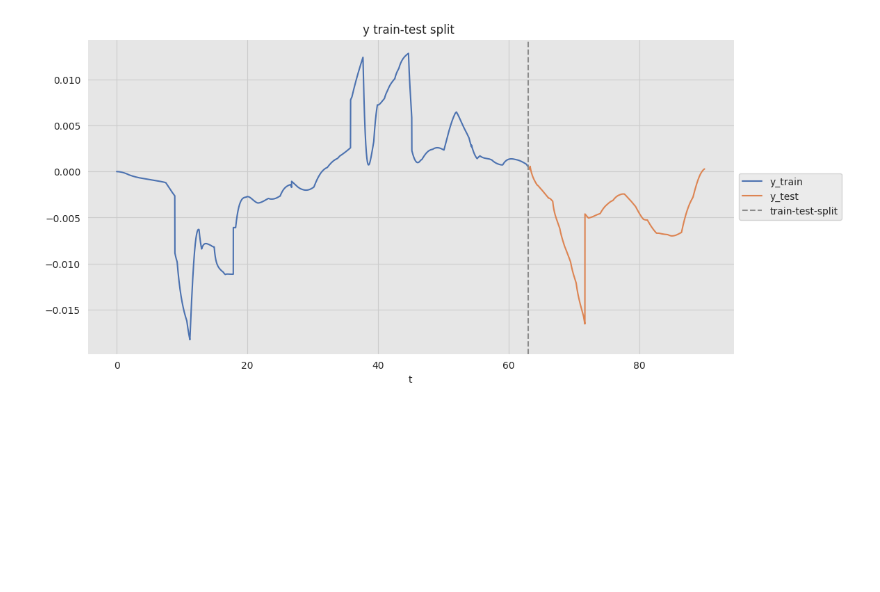
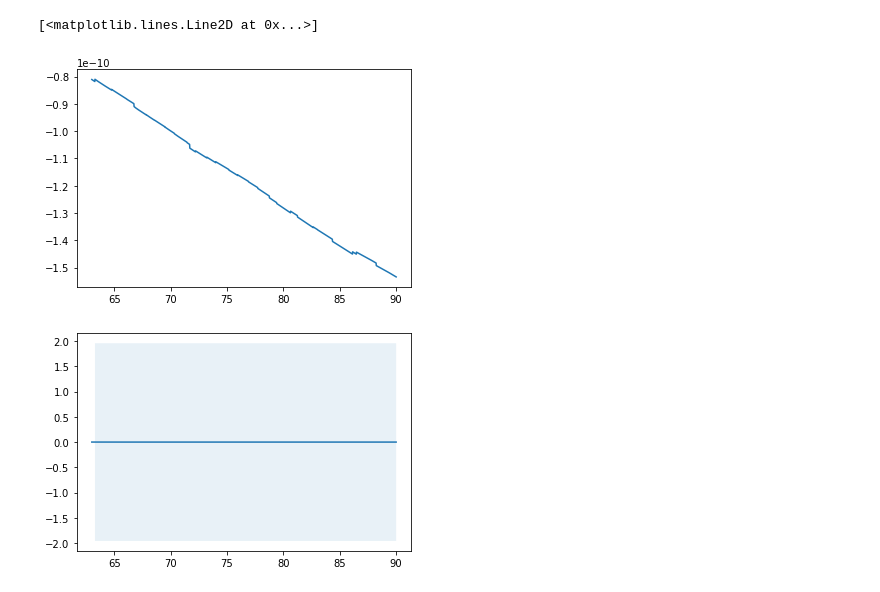
Before and after one commit to bharadwaj1098/Auto, a Jupyter notebook: model.ipynb, the cells around one changed output. Saved outputs shown, nothing was run; the diff lists cells and outputs as text; code cells hidden in the pictures; blank space fills up the shorter version.

```diff
--- a/model.ipynb
+++ b/model.ipynb
@@ -0,0 +41,10 @@
+# %%
+from sklearn.gaussian_process import GaussianProcessRegressor
+from sklearn.gaussian_process.kernels import ConstantKernel, RBF
+# With Standard scaling
+rbf = ConstantKernel(1.0) * RBF(length_scale=0.1)
+gpr = GaussianProcessRegressor(kernel=rbf, alpha=0.4**2)
+
+gpr.fit(x_tr, np.asarray(y_train))
+
+mu_s, cov_s = gpr.predict(x_te, return_cov=True)
@@ -0,0 +55,8 @@
+# %%
+# without scaling
+
+gpr.fit(np.asarray(X_train), np.asarray(y_train))
+
+mu, cov = gpr.predict(np.asarray(X_test), return_cov=True)
+
+plot_gp(mu= mu, cov= cov, X=X_test['time_step'] )
@@ -1 +65,8 @@
+# %%
+a = mu_s.ravel() - mu.ravel()
+
+plt.plot(X_test['time_step'], a)
+# %% [output]
+[<matplotlib.lines.Line2D at 0x...>]
+[figure, added]
 # %%
@@ -23,34 +105,0 @@ df = pd.read_csv('sim_1.csv')
-# %%
-import seaborn as sns
-sns.set_style(
-    style='darkgrid',
-    rc={'axes.facecolor': '.9', 'grid.color': '.8'}
-)
-sns.set_palette(palette='deep')
-sns_c = sns.color_palette(palette='deep')
-plt.rcParams['figure.figsize'] = [12, 6]
-plt.rcParams['figure.dpi'] = 100
-
-n = 9001
-
-x = df['time_step'].values.reshape(n, 1)
-y = df['G(x)'].values.reshape(n,1)
-
-prop_train = 0.7
-n_train = round(prop_train * n)
-
-x_train = x[:n_train]
-y_train = y[:n_train]
-
-x_test = x[n_train:]
-y_test = y[n_train:]
-
-# Plot.
-fig, ax = plt.subplots()
-sns.lineplot(x=x_train.flatten(), y=y_train.flatten(), color=sns_c[0], label='y_train', ax=ax)
-sns.lineplot(x=x_test.flatten(), y=y_test.flatten(), color=sns_c[1], label='y_test', ax=ax)
-ax.axvline(x=x_train.flatten()[-1], color=sns_c[7], linestyle='--', label='train-test-split')
-ax.legend(loc='center left', bbox_to_anchor=(1, 0.5))
-ax.set(title='y train-test split ', xlabel='t', ylabel='');
-# %% [output]
-[figure, removed]
@@ -78,0 +181,4 @@ with pm.Model() as model:
+# %%
+plot_gp(mu, cov, X = np.asarray(X_test['time_step']), samples=[])
+# %% [output]
+[figure, added]
```
Also changed, not shown: parts of 10 cells of this notebook, 1 other file.
